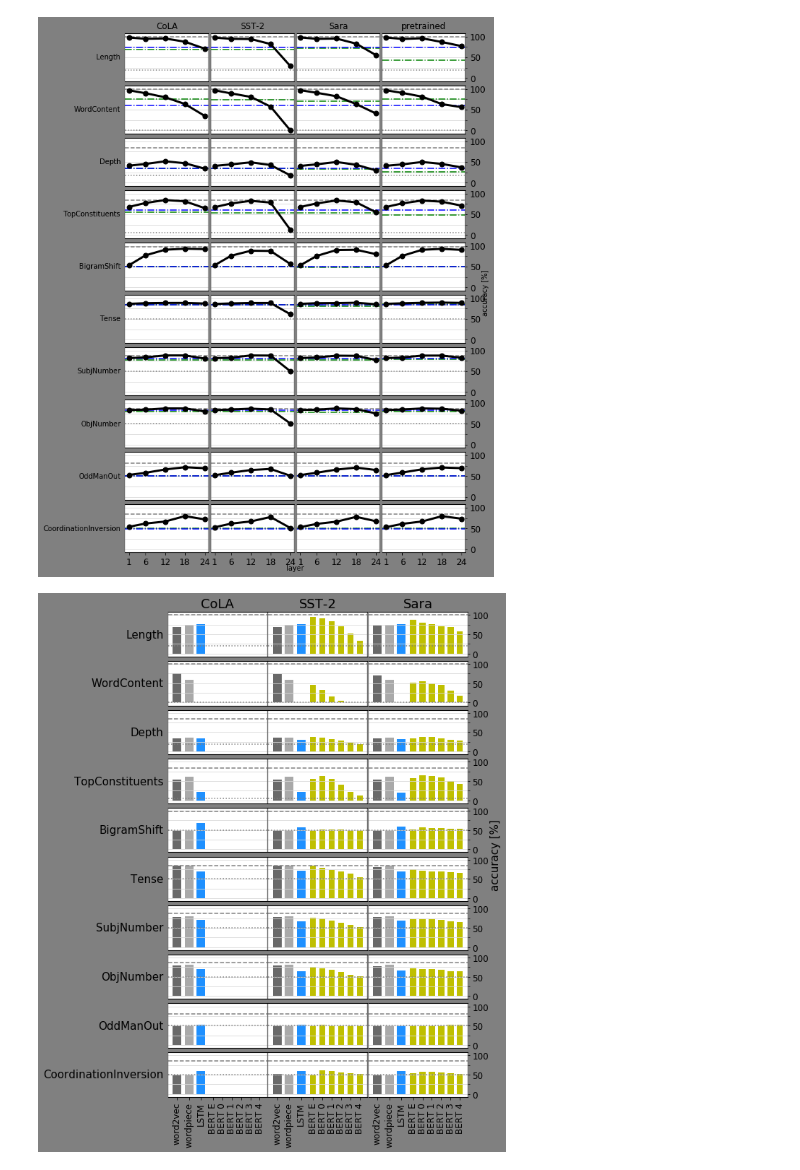
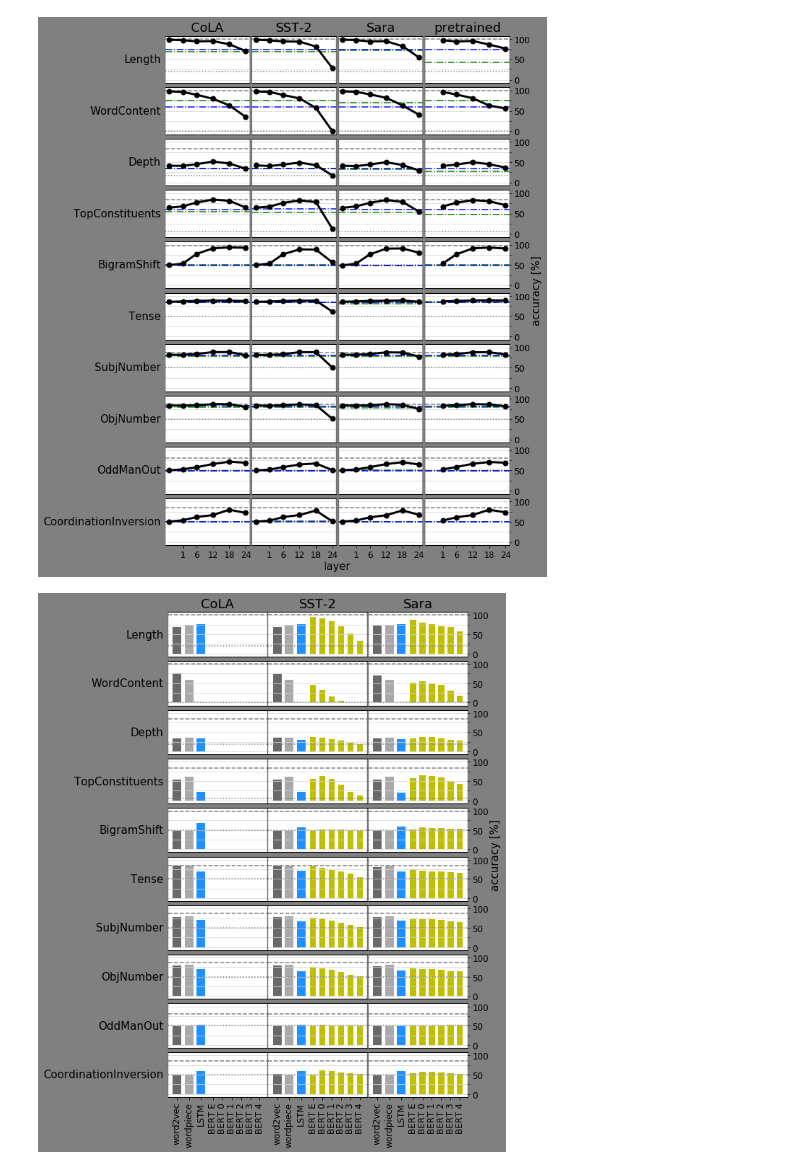
Before and after one commit to samsucik/knowledge-distil-bert, a Jupyter notebook: experiments/analysis/Probing.ipynb, the cells around one changed output. Drawn from its saved outputs; the diff is of its cells as text; code cells hidden in the pictures.

```diff
--- a/experiments/analysis/Probing.ipynb
+++ b/experiments/analysis/Probing.ipynb
@@ -41,17 +41,17 @@ files = {
     "teacher_Sara_L-1": {strategy: "teacher_Sara_{}_-1.csv".format(strategy) for strategy in strategies},
 }
 # %%
-layers = {"CoLA": [0, 5, 11, 17, -1],
-          "SST-2": [0, 5, 11, 17, -1],
-          "Sara": [0, 5, 11, 17, -1],
+layers = {"CoLA": ["E", 0, 5, 11, 17, -1],
+          "SST-2": ["E", 0, 5, 11, 17, -1],
+          "Sara": ["E", 0, 5, 11, 17, -1],
           "pretrained": [0, 5, 11, 17, -1],}
-layers_to_plot_all = {"CoLA": np.array([0, 5, 11, 17, 23]),
-                  "SST-2": np.array([0, 5, 11, 17, 23]),
-                  "Sara": np.array([0, 5, 11, 17, 23]),
+layers_to_plot_all = {"CoLA": np.array([-5, 0, 5, 11, 17, 23]),
+                  "SST-2": np.array([-5, 0, 5, 11, 17, 23]),
+                  "Sara": np.array([-5, 0, 5, 11, 17, 23]),
                   "pretrained": np.array([0, 5, 11, 17, 23]),}
 embed_types = ["word", "wordpiece"]
 ncols = 4
-fig, axs = plt.subplots(nrows=T, ncols=ncols, figsize=(9, 11), sharex=True, sharey=True)
+fig, axs = plt.subplots(nrows=T, ncols=ncols, figsize=(10, 11), sharex=True, sharey=True)
 
 vals_to_plot = {}
 vals_to_plot_embed = {}
@@ -73,7 +73,6 @@ for col, glue_task in enumerate(glue_tasks + ["pretrained"]):
             rows = data[data["task"] == task_name]
             best_row = rows.loc[rows["devacc"].idxmax()]
             vals_to_plot_embed[glue_task][embed_type][task_name] = best_row["acc"]
-#         if embed_type == "word":
         data = pd.read_csv("probing/embed_{}_{}_avg-old.csv".format(embed_type, glue_task))
         vals_to_plot_embed[glue_task][embed_type + "-old"] = {}
         for task_name in task_names:
@@ -81,14 +80,12 @@ for col, glue_task in enumerate(glue_tasks + ["pretrained"]):
             best_row = rows.loc[rows["devacc"].idxmax()]
             vals_to_plot_embed[glue_task][embed_type + "-old"][task_name] = best_row["acc"]
 
-# print(vals_to_plot_embed)
 yticks_major = np.arange(3)*50
 yticks_minor = np.arange(5)*25
 yticklabels = np.arange(3)*50
 grid_colour = np.array([1.0, 1.0, 1.0, 1.0])*0.85
 for row, task_name in enumerate(task_names):
-    axs[row][0].set_ylabel(task_name, rotation=0, labelpad=3, horizontalalignment="right",
-                           verticalalignment="center")
+    axs[row][0].set_ylabel(task_name, rotation=0, labelpad=3, horizontalalignment="right", verticalalignment="center")
     for col, glue_task in enumerate(glue_tasks + ["pretrained"]):
         layers_to_plot = layers_to_plot_all[glue_task]
         axs[0][col].set_title(glue_task)
@@ -107,40 +104,41 @@ for row, task_name in enumerate(task_names):
         else:
             ax.set_xticks(layers_to_plot)
             ax.tick_params("x", labelsize=12)
-            ax.set_xticklabels(layers_to_plot+1)
+            xticklabels = ["E" if l == -4 else str(l) for l in (layers_to_plot+1)]
+            ax.set_xticklabels(xticklabels)
 
         if col == ncols - 1:
             ax.tick_params("y", right=True, left=False, labelright=True, length=3, which="both", labelsize=12)
             ax.set_yticks(yticks_major, minor=False)
             ax.set_yticks(yticks_minor, minor=True)
             ax.set_yticklabels(yticklabels)
         else:
             ax.tick_params("y", left=False, labelleft=False, right=False, labelright=False)
 
         vals = [vals_to_plot[glue_task][l][task_name] for l in layers[glue_task]]
         ax.plot(layers_to_plot, vals, lw=3, markersize=7, marker="o", color="black")
         ax.set_ylim(bottom=-8, top=108)
         ax.grid(axis="y", color=grid_colour, which="both")
         [i.set_linewidth(1.1) for i in [ax.spines[k] for k in ["top", "bottom"]]]
         [i.set_linewidth(0.2) for i in [ax.spines[k] for k in ["right", "left"]]]
 
 fig.tight_layout(h_pad=0.0, w_pad=0.1)
 
 fig.add_subplot(111, frameon=False)
 ax = plt.gca()
 ax.tick_params(labelcolor='none', top=False, bottom=False, left=False, right=False, length=0)
 ax.set_xlabel("layer")
 ax.yaxis.set_label_position("right")
 ax.yaxis.tick_right()
 ax.set_ylabel("accuracy [%]")
 
 fig.patch.set_facecolor("grey")
 # ax.set_facecolor("grey")
 
 plt.show()
 fig.savefig("img/probing_master.png")
 # %% [output]
-[figure, old version]
+[figure, new version]
 # %%
 layers = {"CoLA": {"BERT": [], "LSTM": [-1]},
           "SST-2": {"BERT": ["E", 0, 1, 2, 3, 4], "LSTM": [-1]},
```
Also changed, not shown: 2 other files.
